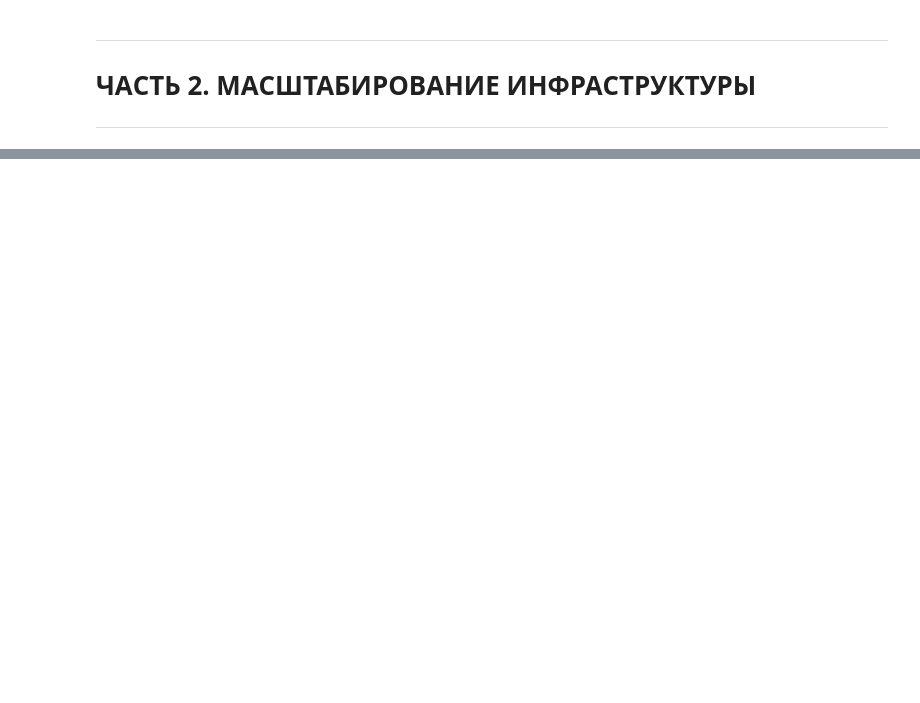
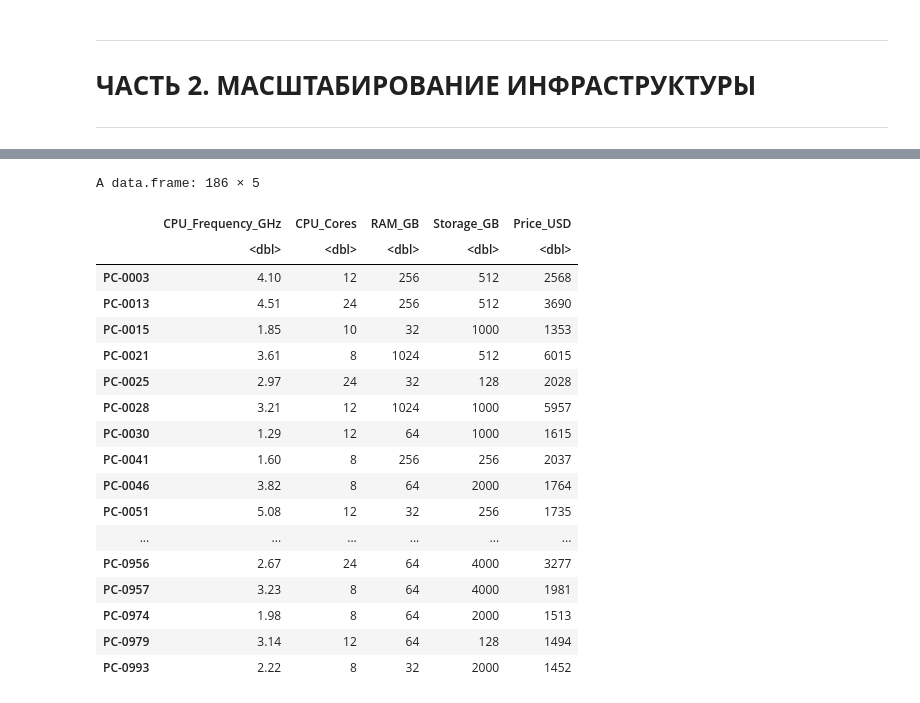
Before and after one commit to Andrest31/kiskis, a Jupyter notebook: lab1/Lab1_Variant5.ipynb, the cells around one changed output, grey strips where cells are left out. Saved outputs shown, nothing was run; the diff lists cells and outputs as text; code cells hidden in the pictures; blank space fills up the shorter version.

```diff
--- a/lab1/Lab1_Variant5.ipynb
+++ b/lab1/Lab1_Variant5.ipynb
@@ -918,0 +611,22 @@ cat("========================================\n")
+# %%
+FF
+# %% [output]
+A data.frame: 186 × 5
+|  | CPU_Frequency_GHz | CPU_Cores | RAM_GB | Storage_GB | Price_USD |
+|  | <dbl> | <dbl> | <dbl> | <dbl> | <dbl> |
+| PC-0003 | 4.10 | 12 | 256 | 512 | 2568 |
+| PC-0013 | 4.51 | 24 | 256 | 512 | 3690 |
+| PC-0015 | 1.85 | 10 | 32 | 1000 | 1353 |
+| PC-0021 | 3.61 | 8 | 1024 | 512 | 6015 |
+| PC-0025 | 2.97 | 24 | 32 | 128 | 2028 |
+| PC-0028 | 3.21 | 12 | 1024 | 1000 | 5957 |
+| PC-0030 | 1.29 | 12 | 64 | 1000 | 1615 |
+| PC-0041 | 1.60 | 8 | 256 | 256 | 2037 |
+| PC-0046 | 3.82 | 8 | 64 | 2000 | 1764 |
+| PC-0051 | 5.08 | 12 | 32 | 256 | 1735 |
+| ... | ... | ... | ... | ... | ... |
+| PC-0956 | 2.67 | 24 | 64 | 4000 | 3277 |
+| PC-0957 | 3.23 | 8 | 64 | 4000 | 1981 |
+| PC-0974 | 1.98 | 8 | 64 | 2000 | 1513 |
+| PC-0979 | 3.14 | 12 | 64 | 128 | 1494 |
+| PC-0993 | 2.22 | 8 | 32 | 2000 | 1452 |
```
Also changed, not shown: parts of 41 cells of this notebook.
